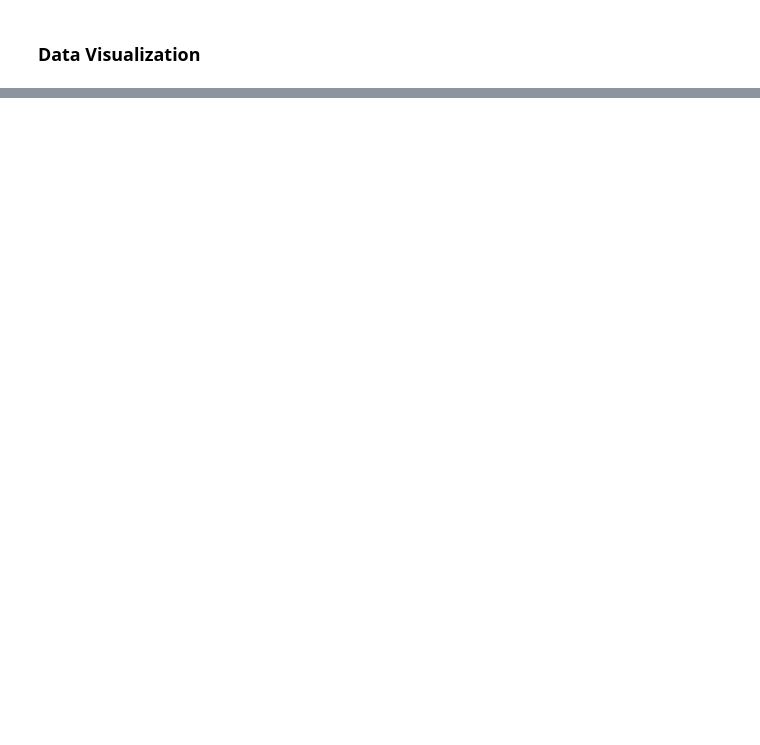
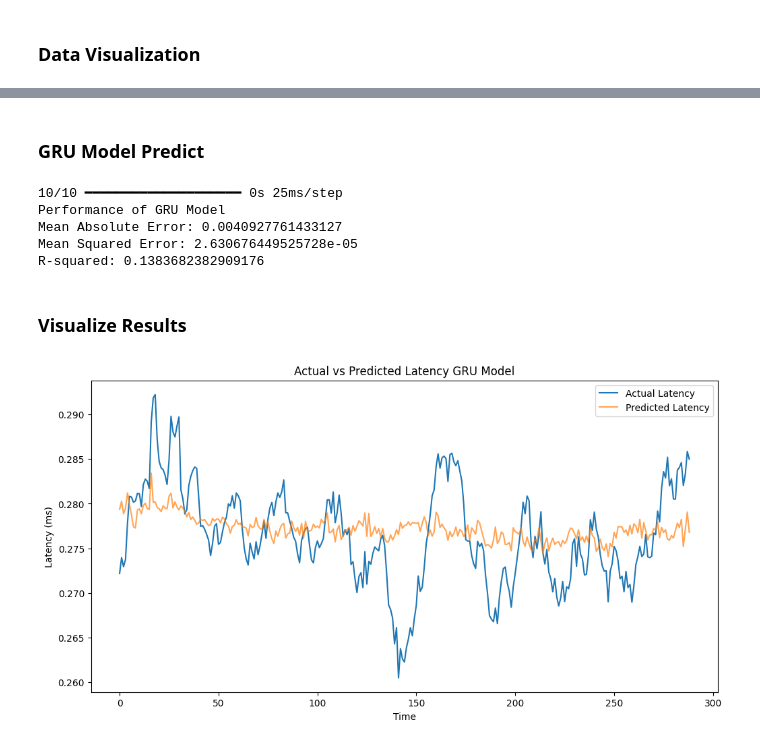
Before and after one commit to fadeldnswr/iot-network-digital-twin, a Jupyter notebook: notebook/esp32-1.ipynb, the cells around one changed output, grey strips where cells are left out. Drawn from its saved outputs; the diff is of its cells as text; code cells hidden in the pictures; blank space fills up the shorter version.

```diff
--- a/notebook/esp32-1.ipynb
+++ b/notebook/esp32-1.ipynb
@@ -126,0 +378,13 @@ plt.show()
+# %%
+# Train the model
+history_gru = model_gru.fit(
+  X_train.reshape(X_train.shape[0], X_train.shape[1], 1), # Reshape X_train for GRU input
+  y_train.reshape(-1, 1), # Reshape y_train for GRU input
+  callbacks=[early_stopping],
+  validation_data=(
+    X_test.reshape(X_test.shape[0], X_test.shape[1], 1), # Reshape X_test for GRU input
+    y_test.reshape(-1, 1) # Reshape y_test for GRU input
+  ),
+  epochs=100,
+  verbose=1
+)
@@ -126,0 +409,42 @@ plt.show()
+# %% [markdown]
+### GRU Model Predict
+# %%
+# Predict on the test set
+predictions_gru = model_gru.predict(X_test.reshape(X_test.shape[0], X_test.shape[1], 1))
+
+# Inverse transform the predictions to get the actual values
+predictions_gru = target_scaler.inverse_transform(predictions_gru)
+
+# Using y_test unscaled values for evaluation
+y_test_unscaled = target_scaler.inverse_transform(y_test.reshape(-1, 1))
+
+# Perform evaluation with metrics
+mae = mean_absolute_error(y_test_unscaled, predictions_gru)
+mse = mean_squared_error(y_test_unscaled, predictions_gru)
+r2 = r2_score(y_test_unscaled, predictions_gru)
+
+# Print the evaluation metrics
+print("Performance of GRU Model")
+print(f"Mean Absolute Error: {mae}")
+print(f"Mean Squared Error: {mse}")
+print(f"R-squared: {r2}")
+# %% [output]
+10/10 ━━━━━━━━━━━━━━━━━━━━ 0s 25ms/step
+Performance of GRU Model
+Mean Absolute Error: 0.0040927761433127
+Mean Squared Error: 2.630676449525728e-05
+R-squared: 0.1383682382909176
+# %% [markdown]
+### Visualize Results
+# %%
+# Visualize the predictions for GRU model
+plt.figure(figsize=(12, 6))
+plt.plot(y_test_unscaled, label="Actual Latency")
+plt.plot(predictions_gru, label="Predicted Latency", alpha=0.7)
+plt.title("Actual vs Predicted Latency GRU Model")
+plt.xlabel("Time")
+plt.ylabel("Latency (ms)")
+plt.legend()
+plt.show()
+# %% [output]
+[figure, added]
```
Also changed, not shown: parts of 22 cells of this notebook.
